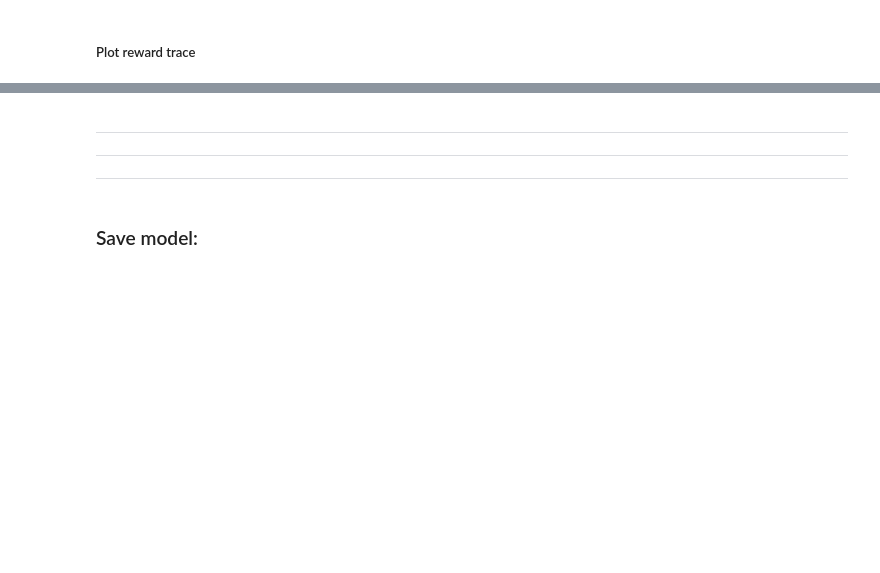
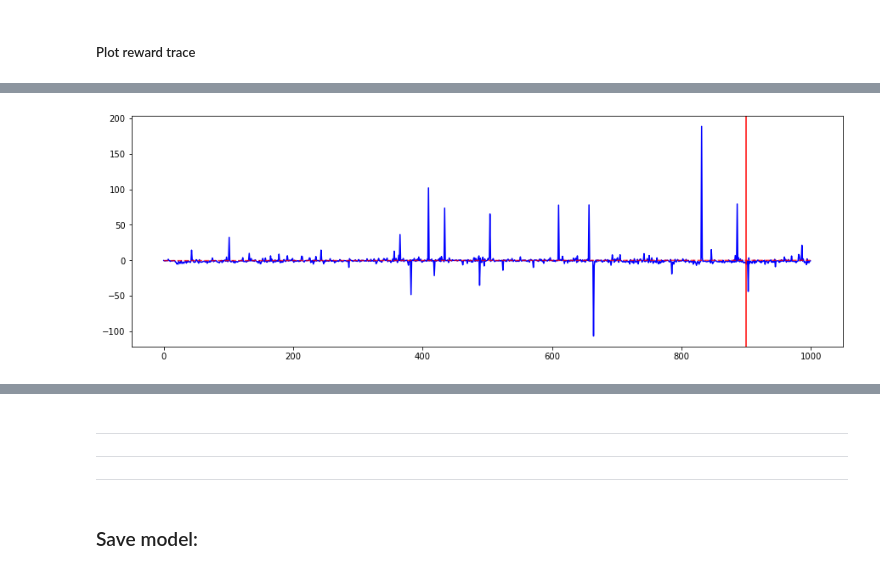
Before and after one commit to willarliss/Trade-Bot-2, a Jupyter notebook: train__main.ipynb, the cells around one changed output, grey strips where cells are left out. Cells and saved outputs as stored; diff of their text form; code cells hidden in the pictures; blank space fills up the shorter version.

```diff
--- a/train__main.ipynb
+++ b/train__main.ipynb
@@ -458,11 +468,13 @@ print(lr.coef_[0])
 # %%
 plt.figure(figsize=(15,5))
 
 plt.plot(reward_trace['avg_episode_reward'], 'b')
 plt.plot(f(np.arange(len(reward_trace['avg_episode_reward']))), '--r', alpha=0.7)
-plt.axvline(0, c='r')
+plt.axvline(900, c='r')
 
 plt.show()
+# %% [output]
+[figure, added]
 # %%
 plt.figure(figsize=(15,5))
 
```
Also changed, not shown: parts of 8 cells of this notebook, 39 other files.
